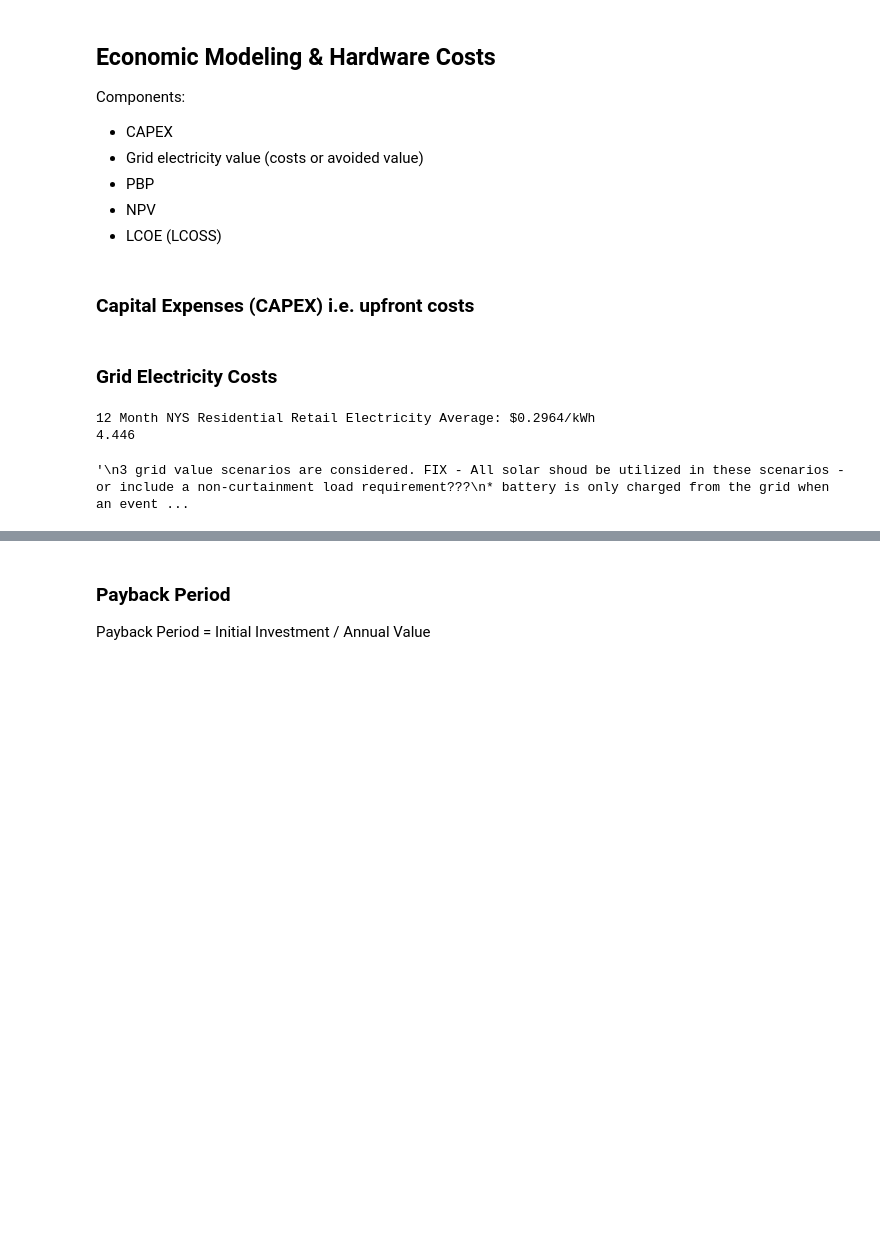
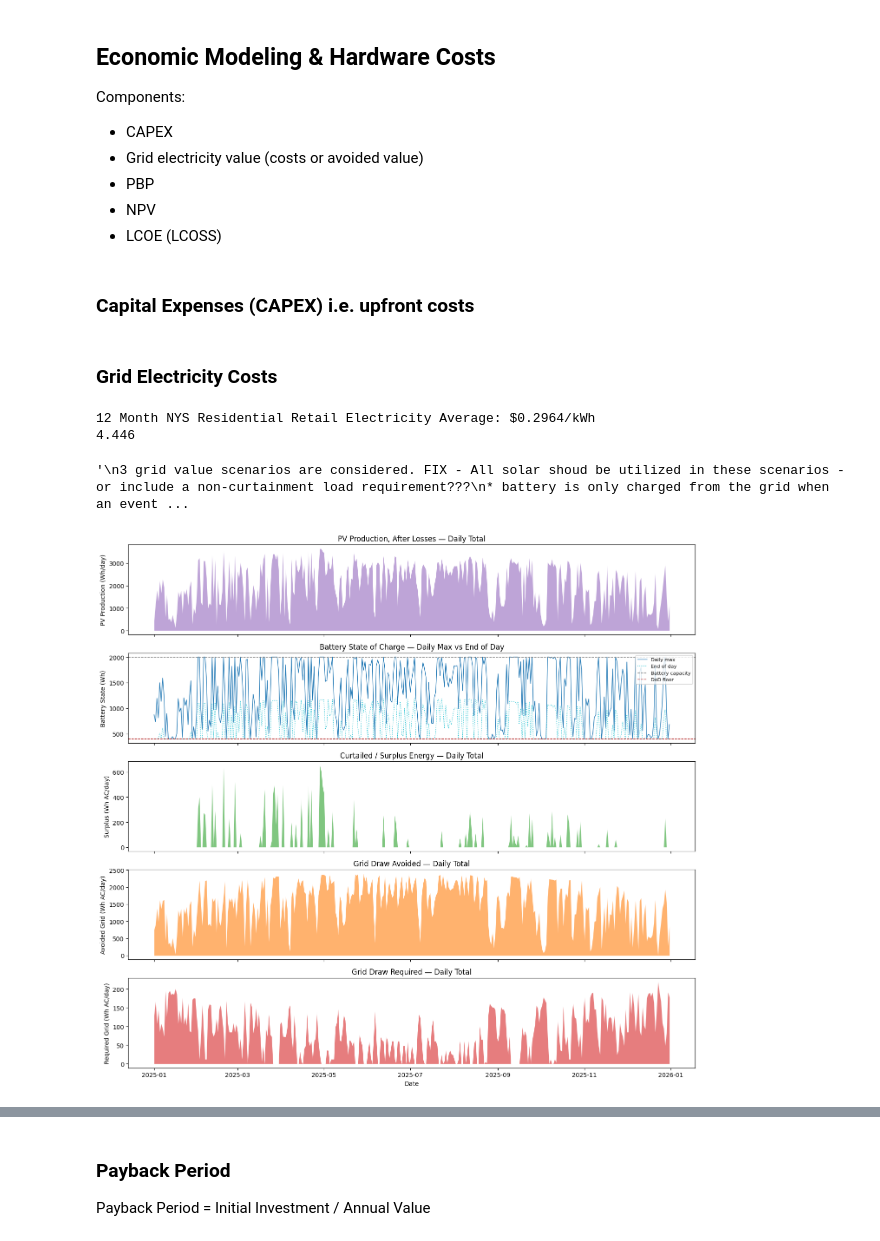
Before and after one commit to alexnathanson/TEA_AggregatedOffGridPVPowerStations, a Jupyter notebook: model_v5.ipynb, the cells around one changed output, grey strips where cells are left out. Drawn from its saved outputs; the diff is of its cells as text; code cells hidden in the pictures; blank space fills up the shorter version.

```diff
--- a/model_v5.ipynb
+++ b/model_v5.ipynb
@@ -832,7 +584,7 @@ def simulate_hourly_energy(pvYieldW, batWh, loadWAC, iE, y:int=0, plugin=True, d
     Returns a dict of numpy arrays, each length == len(pvYieldW):
       'batState', 'surplusWhDC', 'avoidedGridWhDC', 'requiredGridWhDC'
     """
-    startState=1.0
+    startState=0.5
     dodFloor = batWh * (1 - LiFePOdod)
     loadWDC = battery_to_load(loadWAC, iE)
     hourlyScWDC = dailySelfConsumptionWhDC / 24
@@ -882,3 +634,64 @@ def simulate_hourly_energy(pvYieldW, batWh, loadWAC, iE, y:int=0, plugin=True, d
         'avoidedGridWhAC': avoided_arr,
         'requiredGridWhAC': required_arr,
     }
+# %%
+# run yield stuff in main loop before running this
+hourly_array_power_yield_test=yieldData[str(180)][str(600)]['hourly']['yieldAC']
+
+batWh = 2000
+loadWAC = 100
+iE = .85
+y = 0
+plugin = True
+
+g = simulate_hourly_energy(list(hourly_array_power_yield_test), batWh, loadWAC, iE, y, plugin)
+
+pv_production_arr = np.array([
+    pv_to_stored_charge(getDegradedP(h, y), plugin, acToDC)
+    for h in hourly_array_power_yield_test
+])
+
+idx = pd.date_range('2025-01-01', periods=len(g['batState']), freq='h')
+df = pd.DataFrame(g, index=idx)
+df['pvProductionWh'] = pv_production_arr
+
+dodFloor = batWh * (1 - LiFePOdod)
+
+# daily energy totals for the flow quantities
+daily = df[['pvProductionWh', 'surplusWhAC', 'avoidedGridWhAC', 'requiredGridWhAC']].resample('D').sum()
+# battery state is a level, not a flow -- show both daily max (catches same-day overflow/floor hits)
+# and end-of-day snapshot
+daily['batState_max'] = df['batState'].resample('D').max()
+daily['batState_eod'] = df['batState'].resample('D').last()
+
+fig, axes = plt.subplots(5, 1, figsize=(14, 13), sharex=True)
+
+axes[0].fill_between(daily.index, daily['pvProductionWh'], color='tab:purple', alpha=0.6, linewidth=0)
+axes[0].set_ylabel('PV Production (Wh/day)')
+axes[0].set_title('PV Production, After Losses — Daily Total')
+
+axes[1].plot(daily.index, daily['batState_max'], linewidth=1, color='tab:blue', label='Daily max')
+axes[1].plot(daily.index, daily['batState_eod'], linewidth=1, color='tab:cyan', linestyle=':', label='End of day')
+axes[1].axhline(batWh, color='gray', linestyle='--', linewidth=1, label='Battery capacity')
+axes[1].axhline(dodFloor, color='firebrick', linestyle='--', linewidth=1, label='DoD floor')
+axes[1].set_ylabel('Battery State (Wh)')
+axes[1].set_title('Battery State of Charge — Daily Max vs End of Day')
+axes[1].legend(loc='upper right', fontsize=8)
+
+axes[2].fill_between(daily.index, daily['surplusWhAC'], color='tab:green', alpha=0.6, linewidth=0)
+axes[2].set_ylabel('Surplus (Wh AC/day)')
+axes[2].set_title('Curtailed / Surplus Energy — Daily Total')
+
+axes[3].fill_between(daily.index, daily['avoidedGridWhAC'], color='tab:orange', alpha=0.6, linewidth=0)
+axes[3].set_ylabel('Avoided Grid (Wh AC/day)')
+axes[3].set_title('Grid Draw Avoided — Daily Total')
+
+axes[4].fill_between(daily.index, daily['requiredGridWhAC'], color='tab:red', alpha=0.6, linewidth=0)
+axes[4].set_ylabel('Required Grid (Wh AC/day)')
+axes[4].set_title('Grid Draw Required — Daily Total')
+axes[4].set_xlabel('Date')
+
+plt.tight_layout()
+plt.show()
+# %% [output]
+[figure, new version]
```
Also changed, not shown: parts of 14 cells of this notebook.
